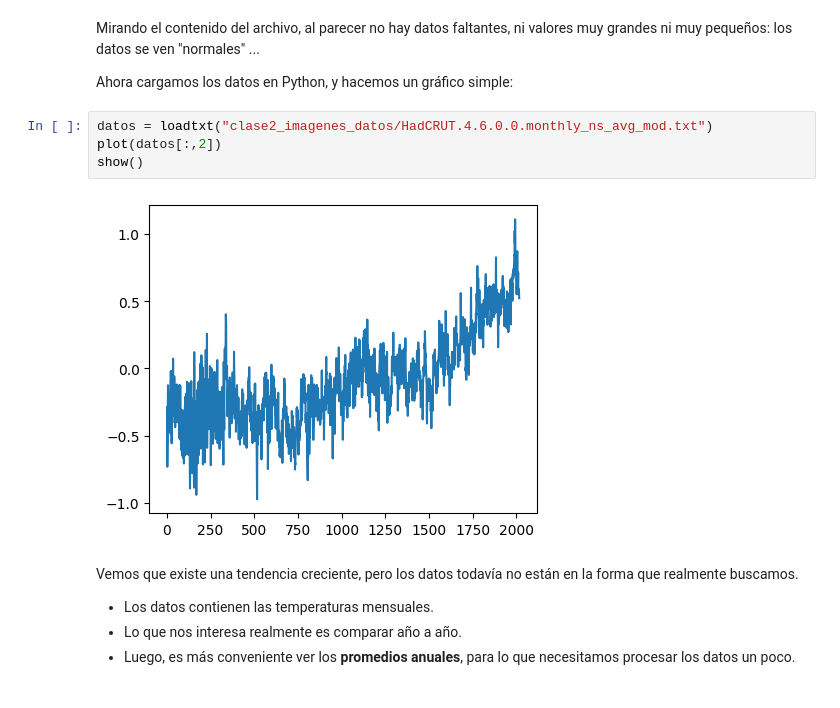
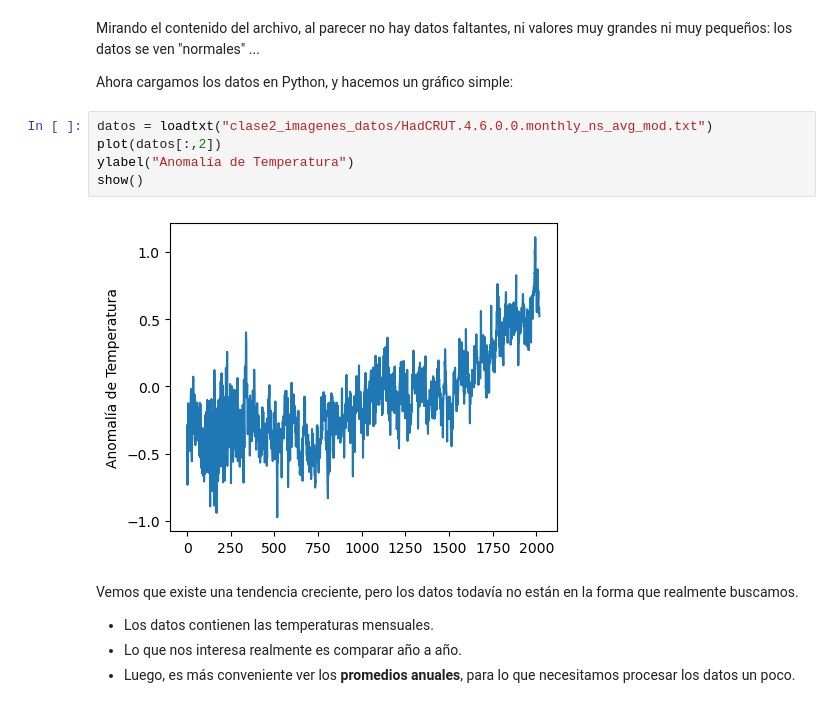
Before and after one commit to crisbh/intro_menciones_II, a Jupyter notebook: clase2/clase2.ipynb, the cells around one changed output. Cells and saved outputs as stored; diff of their text form.

```diff
--- a/clase2/clase2.ipynb
+++ b/clase2/clase2.ipynb
@@ -106,9 +108,10 @@ Ahora cargamos los datos en Python, y hacemos un gráfico simple:
 # %%
 datos = loadtxt("clase2_imagenes_datos/HadCRUT.4.6.0.0.monthly_ns_avg_mod.txt")
 plot(datos[:,2])
+ylabel("Anomalía de Temperatura")
 show()
 # %% [output]
-[figure, old version]
+[figure, new version]
 # %% [markdown]
 Vemos que existe una tendencia creciente, pero los datos todavía no están en la forma que realmente buscamos.
 
```
Also changed, not shown: parts of 39 cells of this notebook, 3 other files.
